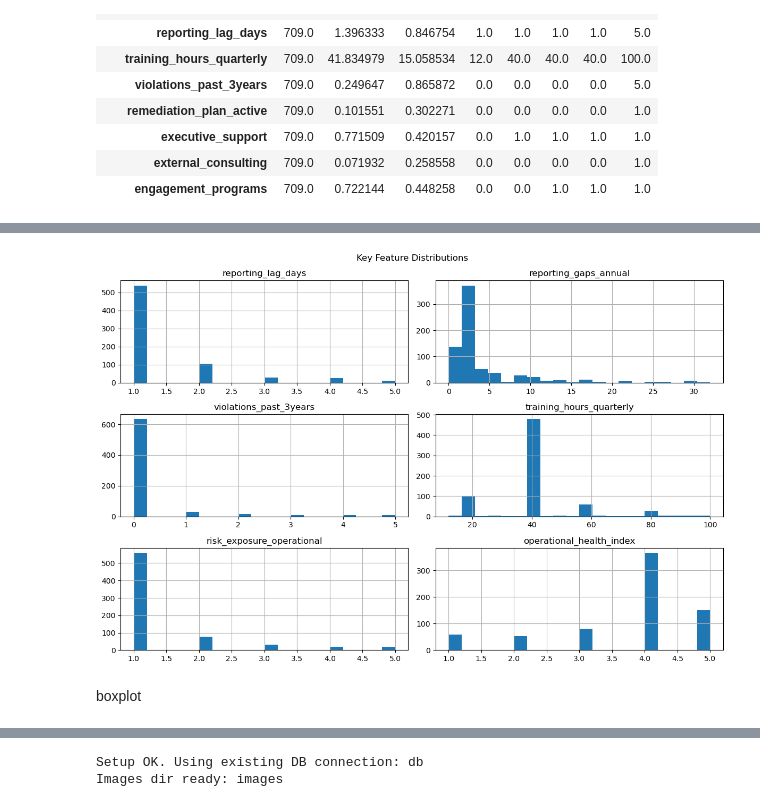
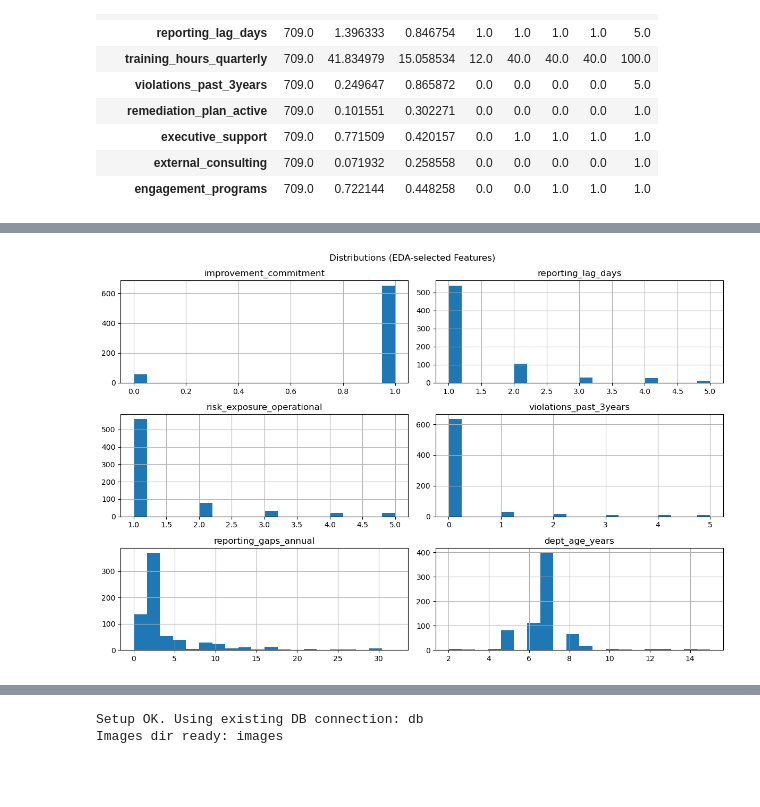
Before and after one commit to deniztaylan06/PROJECT_321551, a Jupyter notebook: main.ipynb, the cells around one changed output, grey strips where cells are left out. Saved outputs shown, nothing was run; the diff lists cells and outputs as text; code cells hidden in the pictures; blank space fills up the shorter version.

```diff
--- a/main.ipynb
+++ b/main.ipynb
@@ -307,14 +359,11 @@ preparing data
 # %%
-# --- Preparing data for later pipeline-based scaling
-# Create a stable working dataframe name
 df = departments.copy()
-print("df created from departments:", df.shape)
+print("Working dataframe (df) created:", df.shape)
+eda_df = df.copy()
 
-scaling = df.copy()
+id_cols = ["dept_id", "dept_name"]
+numeric_cols = [c for c in df.columns if (df[c].dtype != "object") and (c not in id_cols)]
 
-not_scaled = ["dept_id", "dept_name"]
-num_cols = [col for col in scaling.columns
-            if scaling[col].dtype != "object" and col not in not_scaled]
-
-num_cols[:10], len(num_cols)
+print("Example numeric columns:", numeric_cols[:10])
+print("Number of numeric columns:", len(numeric_cols))
 # %% [output]
@@ -377,20 +525,7 @@ Histograms
 # %%
-important_features = [
-    "reporting_lag_days",
-    "reporting_gaps_annual",
-    "violations_past_3years",
-    "training_hours_quarterly",
-    "risk_exposure_operational",
-    "operational_health_index"
-]
-
-available_feats = [c for c in important_features if c in df.columns]
-
-df[available_feats].hist(bins=20, figsize=(12, 8))
-plt.suptitle("Key Feature Distributions")
+eda_df[eda_selected_features].hist(bins=20, figsize=(12, 8))
+plt.suptitle("Distributions (EDA-selected Features)")
 plt.tight_layout()
 plt.show()
 # %% [output]
-[figure, old version]
+[figure, new version]
-# %% [markdown]
-boxplot
```
Also changed, not shown: parts of 56 cells of this notebook.
